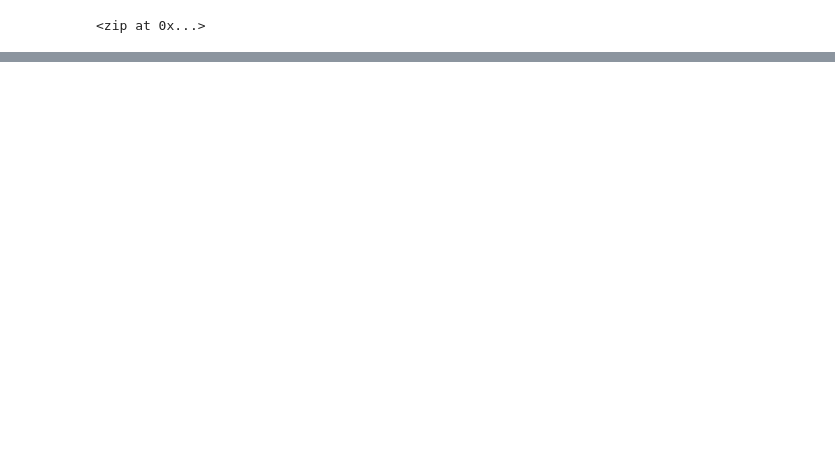
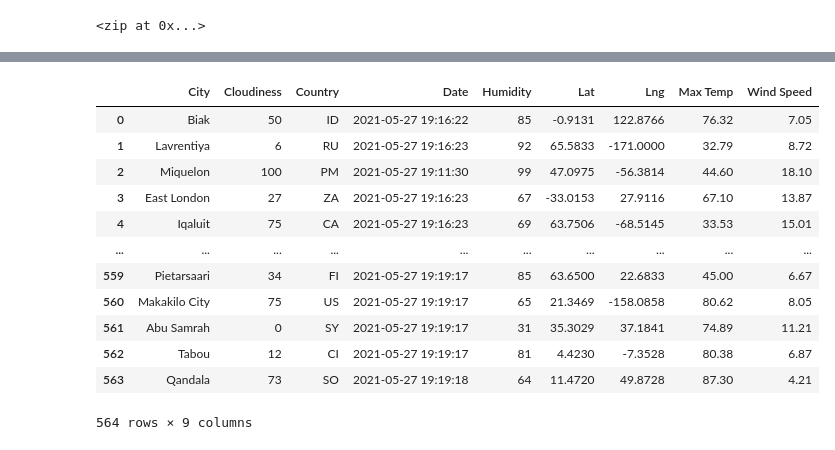
Before and after one commit to DSupps/World_Weather_Analysis, a Jupyter notebook: WeatherPy.ipynb, the cells around one changed output, grey strips where cells are left out. Cells and saved outputs as stored; diff of their text form; code cells hidden in the pictures; blank space fills up the shorter version.

```diff
--- a/WeatherPy.ipynb
+++ b/WeatherPy.ipynb
@@ -43,6 +43,9 @@ from config import weather_api_key
 
 # Import the datetime module from the datetime library.
 from datetime import datetime
+
+# Starting URL for Weather Map API Call.
+url = "http://api.openweathermap.org/data/2.5/weather?units=Imperial&APPID=" + weather_api_key
 # %%
 # Create an empty list to hold the weather data.
 city_data = []
@@ -55,0 +133,6 @@ set_count = 1
+# %%
+### 6.2.7 Create a DataFrame of City Weather Data
+
+# convert the array of dictionaries to a Pandas DataFrame
+city_data_df = pd.DataFrame(city_data)
+city_data_df.head(10)
@@ -55,0 +151,22 @@ set_count = 1
+# %%
+# reorder the columns
+
+new_column_order = ["City", "Cloudiness", "Country", "Date", "Humidity", "Lat", "Lng", "Max Temp", "Wind Speed"]
+
+city_data_df_order = city_data_df[new_column_order]
+# %%
+city_data_df_order
+# %% [output]
+|  | City | Cloudiness | Country | Date | Humidity | Lat | Lng | Max Temp | Wind Speed |
+| 0 | Biak | 50 | ID | 2021-05-27 19:16:22 | 85 | -0.9131 | 122.8766 | 76.32 | 7.05 |
+| 1 | Lavrentiya | 6 | RU | 2021-05-27 19:16:23 | 92 | 65.5833 | -171.0000 | 32.79 | 8.72 |
+| 2 | Miquelon | 100 | PM | 2021-05-27 19:11:30 | 99 | 47.0975 | -56.3814 | 44.60 | 18.10 |
+| 3 | East London | 27 | ZA | 2021-05-27 19:16:23 | 67 | -33.0153 | 27.9116 | 67.10 | 13.87 |
+| 4 | Iqaluit | 75 | CA | 2021-05-27 19:16:23 | 69 | 63.7506 | -68.5145 | 33.53 | 15.01 |
+| ... | ... | ... | ... | ... | ... | ... | ... | ... | ... |
+| 559 | Pietarsaari | 34 | FI | 2021-05-27 19:19:17 | 85 | 63.6500 | 22.6833 | 45.00 | 6.67 |
+| 560 | Makakilo City | 75 | US | 2021-05-27 19:19:17 | 65 | 21.3469 | -158.0858 | 80.62 | 8.05 |
+| 561 | Abu Samrah | 0 | SY | 2021-05-27 19:19:17 | 31 | 35.3029 | 37.1841 | 74.89 | 11.21 |
+| 562 | Tabou | 12 | CI | 2021-05-27 19:19:17 | 81 | 4.4230 | -7.3528 | 80.38 | 6.87 |
+| 563 | Qandala | 73 | SO | 2021-05-27 19:19:18 | 64 | 11.4720 | 49.8728 | 87.30 | 4.21 |
+564 rows × 9 columns
```
Also changed, not shown: parts of 5 cells of this notebook, 1 other file.
